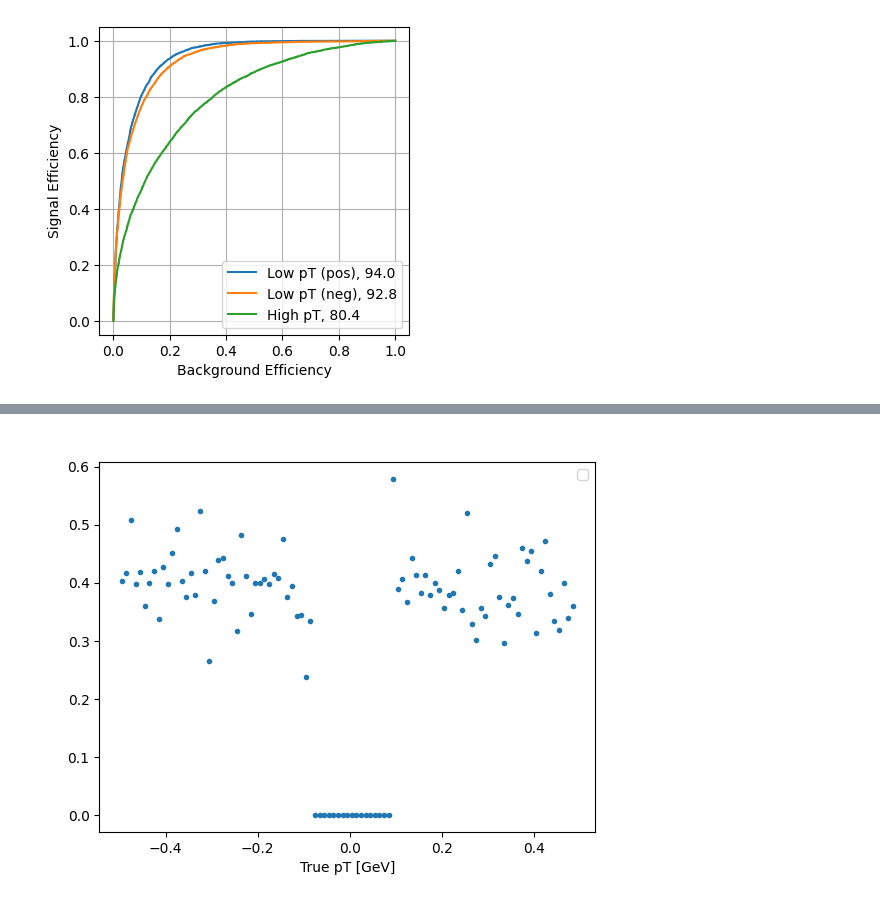
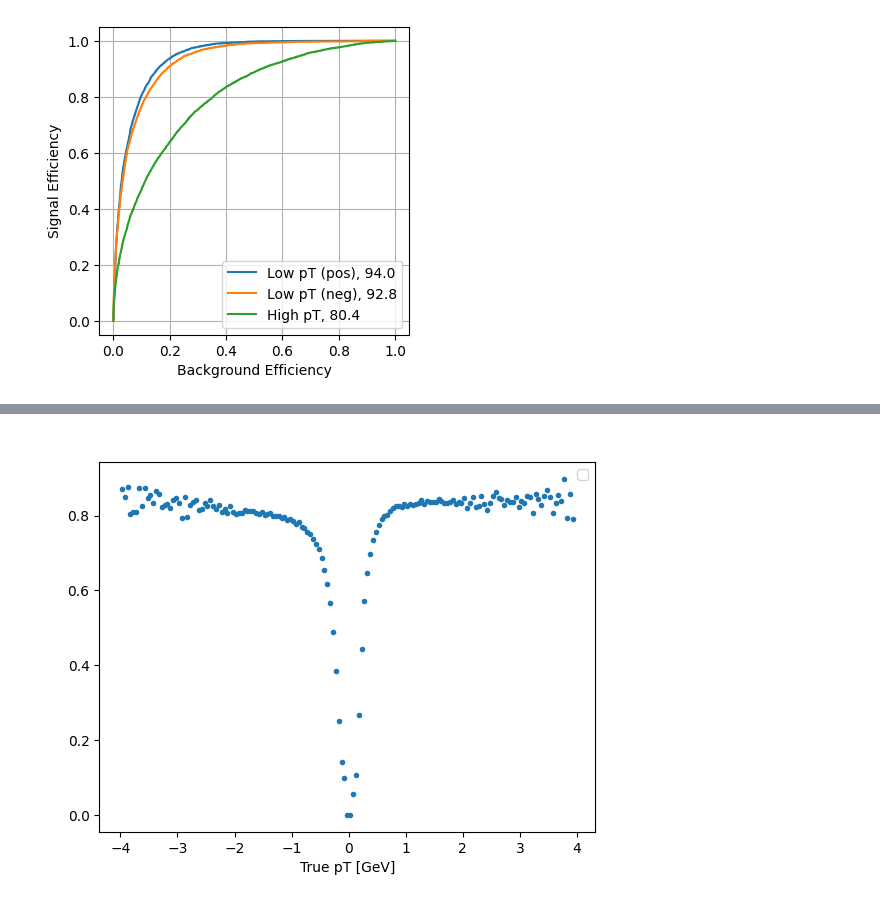
Before and after one commit to hftsoi/smart-pixels, a Jupyter notebook: smart_pixels.ipynb, the cells around one changed output, grey strips where cells are left out. Saved outputs shown, nothing was run; the diff lists cells and outputs as text; code cells hidden in the pictures.

Commit message:
fix eff plot

```diff
--- a/smart_pixels.ipynb
+++ b/smart_pixels.ipynb
@@ -310,3 +310,20 @@ plt.figure(figsize=(4, 4))
 plot_roc(Y_test, Y_pred, ['Low pT (pos)','Low pT (neg)','High pT'])
 # %% [output]
 [figure]
+# %%
+y_profile = data[:, -1, :, :].sum(axis = -1)
+y0 = labels['y-local'].to_numpy().reshape(-1, 1)
+
+X = np.hstack((y0, y_profile))
+
+Y = np.zeros((labels['pt'].size, 3))
+Y[:, 2] = 1
+Y[np.where((labels['pt'] >= 0) & (labels['pt'] < 0.2))] = [1, 0, 0]
+Y[np.where((labels['pt'] < 0) & (labels['pt'] > -0.2))] = [0, 1, 0]
+
+pt_truth_test = labels['pt'].to_numpy()
+
+print(X.shape)
+print(Y.shape)
+print(np.sum(Y, axis=0))
+print(pt_truth.shape)
@@ -312,0 +335,4 @@ plot_roc(Y_test, Y_pred, ['Low pT (pos)','Low pT (neg)','High pT'])
+# %%
+X = scaler.transform(X)
+# %%
+Y_pred = model.predict(X)
@@ -313,22 +341,22 @@ plot_roc(Y_test, Y_pred, ['Low pT (pos)','Low pT (neg)','High pT'])
 # %%
-custom_bins = np.arange(-0.5, 0.5, 0.01)
+custom_bins = np.arange(-4, 4, 0.05)
 bin_centers = 0.5 * (custom_bins[:-1] + custom_bins[1:])
 
 indices_001 = np.argmax(Y_pred, axis=1) == 2
 
 total_counts, _ = np.histogram(pt_truth_test, bins=custom_bins)
 class_001_counts, _ = np.histogram(pt_truth_test[indices_001], bins=custom_bins)
 
 proportions = class_001_counts / total_counts
 proportions = np.nan_to_num(proportions)
 
 plt.scatter(bin_centers, proportions, marker='.')
 plt.xlabel('True pT [GeV]')
 plt.ylabel(' ')
 plt.title(' ')
 #plt.yscale('log')
 #plt.ylim(0.01, 1)
 plt.legend()
 plt.show()
 # %% [output]
-[figure, old version]
+[figure, new version]
```
Also changed, not shown: parts of 2 cells of this notebook.
